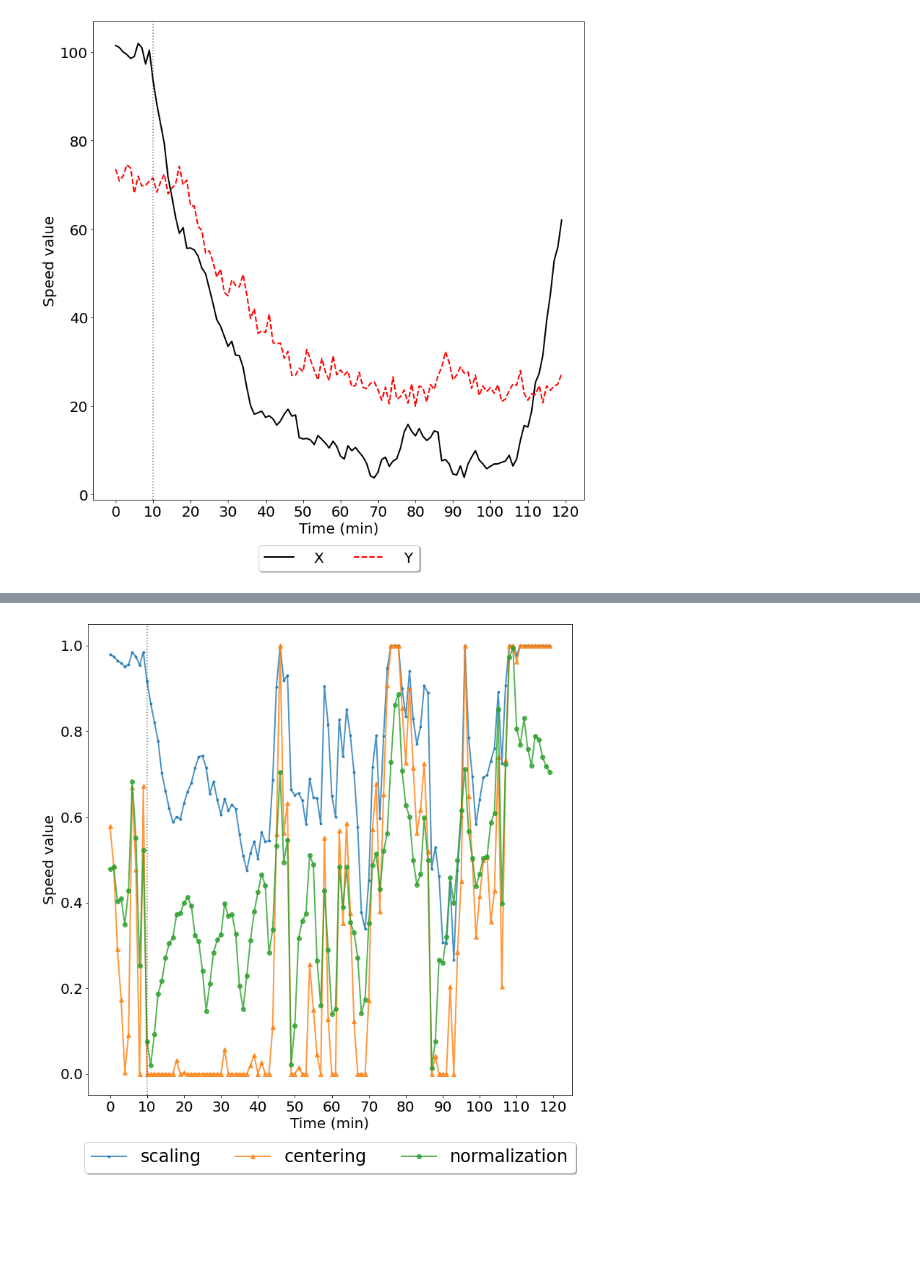
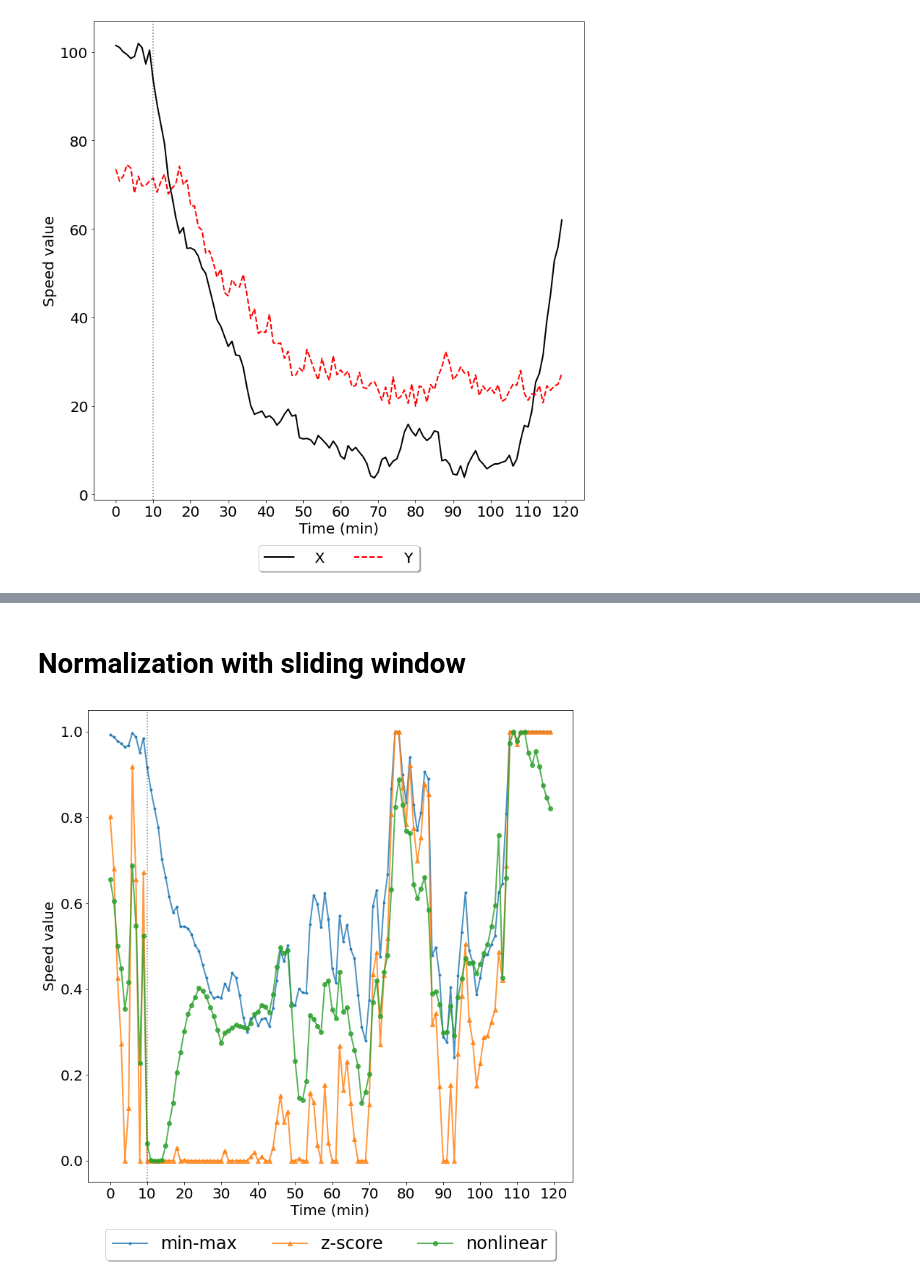
Before and after one commit to yongkyung-oh/TransferEntropy-Propagation, a Jupyter notebook: Simulation.ipynb, the cells around one changed output, grey strips where cells are left out. Drawn from its saved outputs; the diff is of its cells as text; code cells hidden in the pictures; blank space fills up the shorter version.

```diff
--- a/Simulation.ipynb
+++ b/Simulation.ipynb
@@ -88,0 +179,5 @@ TE_boot_mean, get_mae(TE_boot_count, lag), get_rmse(TE_boot_count, lag), get_bou
+# %%
+period = 60
+# %%
+x_pre = [100] * period + np.random.normal(0, 1, period)*1
+x = pd.Series(np.append(x_pre, x.to_numpy()))
@@ -89,25 +231,27 @@ TE_boot_mean, get_mae(TE_boot_count, lag), get_rmse(TE_boot_count, lag), get_bou
+# %% [markdown]
+# Normalization with sliding window
 # %%
 period=20
 # %%
-x_scaling = scaling(x, period=period)[-120:]
-x_centering = centering(x, period=period)[-120:]
-# x_norm = normalization(x, period=period)[-120:]
-x_norm_scaled = normalization(x, scale=True, period=period)[-120:]
+x_min_max = min_max(x, period=period)[-120:]
+x_z_score = z_score(x, period=period)[-120:]
+x_norm = nonlinear(x, period=period)[-120:]
+x_norm_scaled = nonlinear(x, scale=True, period=period)[-120:]
 
 fig, ax = plt.subplots(1, 1, figsize=(12,12))
 # ax.plot(x, label='raw')
-ax.plot(x_scaling.reset_index(drop=True), marker='.', label='scaling', lw=2, alpha=0.8)
-ax.plot(x_centering.reset_index(drop=True), marker='^', label='centering', lw=2, alpha=0.8)
-ax.plot(x_norm_scaled.reset_index(drop=True), marker='o', label='normalization', lw=2, alpha=0.8)
+ax.plot(x_min_max.reset_index(drop=True), marker='.', label='min-max', lw=2, alpha=0.8)
+ax.plot(x_z_score.reset_index(drop=True), marker='^', label='z-score', lw=2, alpha=0.8)
+ax.plot(x_norm_scaled.reset_index(drop=True), marker='o', label='nonlinear', lw=2, alpha=0.8)
 ax.axvline(10, color='k', ls = ':', alpha=0.5)
 plt.xticks(np.arange(0, 120+1, 10), fontsize=20)
 plt.yticks(fontsize=20)
 ax.set_xlabel('Time (min)', fontsize=20)
 ax.set_ylabel('Speed value', fontsize=20)
 ax.legend(loc='upper center', bbox_to_anchor=(0.5, -0.08),
-          fancybox=True, shadow=True, ncol=3, fontsize=20)
-plt.savefig('img/x_p.png', bbox_inches='tight')
+          fancybox=True, shadow=True, ncol=3, fontsize=24)
+plt.savefig('out/img/x_p.png', bbox_inches='tight')
 plt.show()
 # %% [output]
-[figure, old version]
+[figure, new version]
 # %%
```
Also changed, not shown: parts of 21 cells of this notebook, 18 other files.
